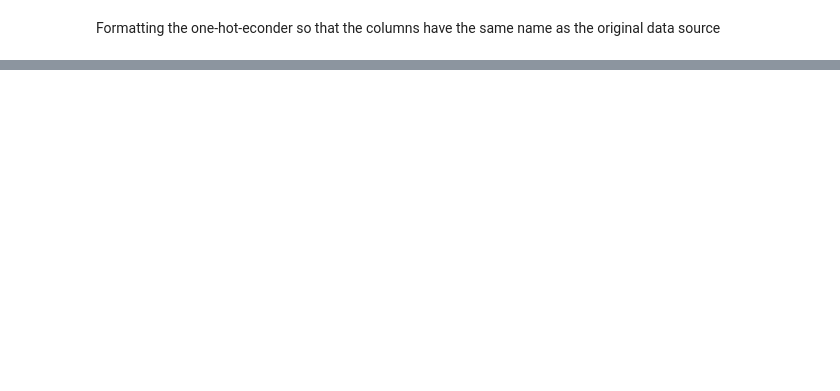
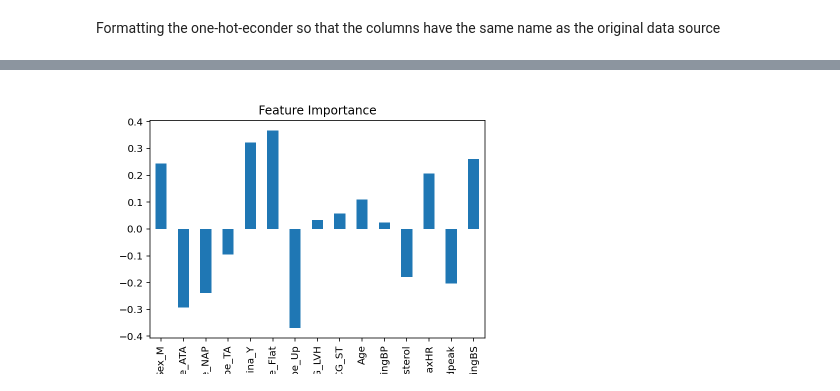
Before and after one commit to dgardunohorneffer/Captsone-AI, a Jupyter notebook: Notebooks/Daniela_Garduno/Notebook_Daniela.ipynb, the cells around one changed output, grey strips where cells are left out. Saved outputs shown, nothing was run; the diff lists cells and outputs as text; code cells hidden in the pictures; blank space fills up the shorter version.

Commit message:
Created baseline model: used hyperparameter tuning and feature importance

```diff
--- a/Notebooks/Daniela_Garduno/Notebook_Daniela.ipynb
+++ b/Notebooks/Daniela_Garduno/Notebook_Daniela.ipynb
@@ -431,0 +467,12 @@ transformed_df1=transformed_df.drop(columns=['Sex_F', 'ChestPainType_ASY', 'Exer
+# %%
+# Define our random search for parameter tuning
+randomsearch = RandomizedSearchCV(LogisticRegression(),
+                                  param_distributions=random_params,
+                                  scoring='accuracy',
+                                  cv=5,
+                                  n_iter=20,
+                                  verbose=True)
+# %%
+#fitting the data
+randomsearch.fit(train_df, y_train)
+randomsearch.best_params_
@@ -431,0 +489,4 @@ transformed_df1=transformed_df.drop(columns=['Sex_F', 'ChestPainType_ASY', 'Exer
+# %%
+#creating and fitting the model
+model_0=LogisticRegression(solver='newton-cholesky', C= 0.00825404185268019)
+model_0.fit(train_df, y_train)
@@ -431,0 +495,5 @@ transformed_df1=transformed_df.drop(columns=['Sex_F', 'ChestPainType_ASY', 'Exer
+# %%
+#checking the coefficients correlation with terms of the target
+#matching our coefficients to the feature columns
+features_dict=dict(zip(train_df.columns, list(model.coef_[0])))
+features_dict
@@ -432 +516,7 @@ transformed_df1=transformed_df.drop(columns=['Sex_F', 'ChestPainType_ASY', 'Exer
+# %%
+#visualizing feature importance
+features_df=pd.DataFrame(features_dict, index=[0])
+features_df.T.plot.bar(title= 'Feature Importance', legend=False);
+# %% [output]
+[figure, added]
 # %%
```
Also changed, not shown: parts of 33 cells of this notebook.
